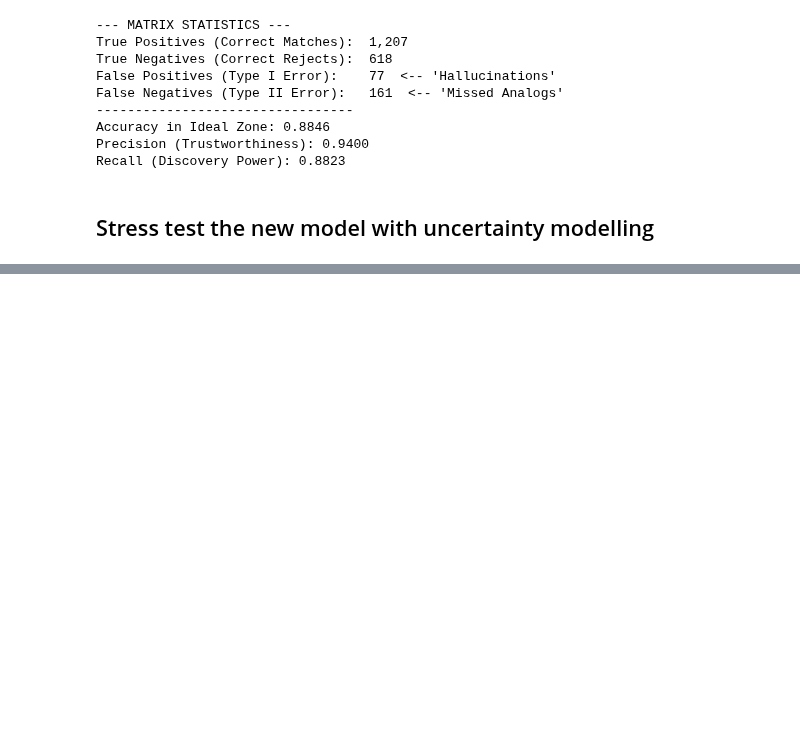
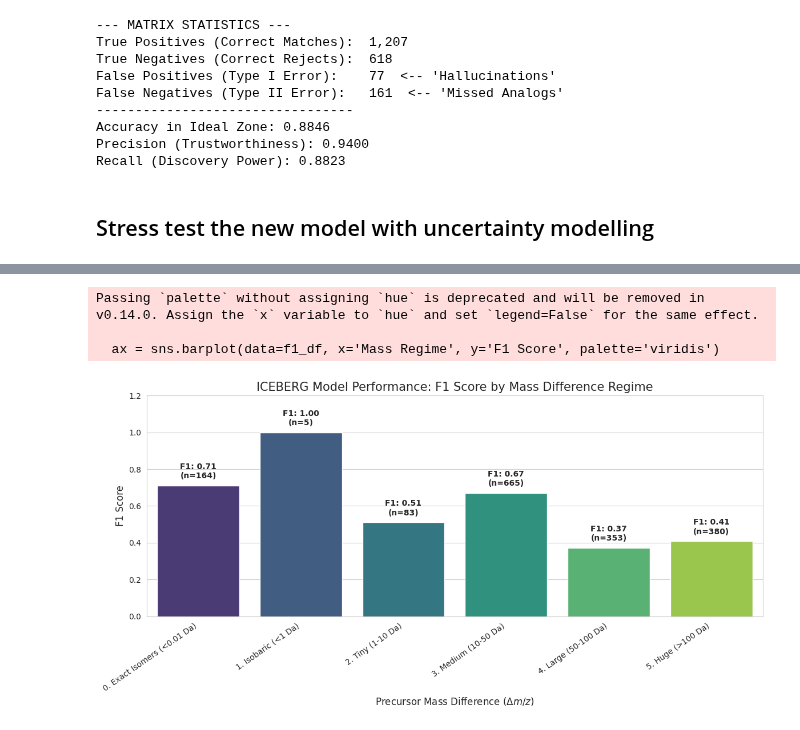
Before and after one commit to tmach22/SpectralSimilarityPredictor, a Jupyter notebook: eda/analyze_model_performance/stress_test_model.ipynb, the cells around one changed output, grey strips where cells are left out. Saved outputs shown, nothing was run; the diff lists cells and outputs as text; code cells hidden in the pictures; blank space fills up the shorter version.

```diff
--- a/eda/analyze_model_performance/stress_test_model.ipynb
+++ b/eda/analyze_model_performance/stress_test_model.ipynb
@@ -1233,0 +1457,80 @@ F1 score:                     0.8528
+# %%
+import pandas as pd
+import numpy as np
+import matplotlib.pyplot as plt
+import seaborn as sns
+from sklearn.metrics import f1_score
+
+# --- 1. SET PATHS ---
+# Path to the results CSV you just generated
+iceberg_results_path = "/data/nas-gpu/wang/tmach007/SpectralSimilarityPredictor/results/predictions/binary_classifier/msg_iceberg_predictions/iceberg_classification_results.csv"
+# Path to the original spec metadata to get precursor masses
+spec_data_path = "/data/nas-gpu/wang/tmach007/SpectralSimilarityPredictor/mass_spec_gym_data/spec_df.pkl"
+
+# --- 2. LOAD AND PREPARE DATA ---
+df_ice = pd.read_csv(iceberg_results_path)
+spec_df = pd.read_pickle(spec_data_path).set_index('spec_id')
+
+# Map precursor masses to calculate delta mass for each pair
+df_ice['mz_main'] = df_ice['name_main'].map(spec_df['prec_mz'])
+df_ice['mz_sub'] = df_ice['name_sub'].map(spec_df['prec_mz'])
+df_ice['mass_diff'] = (df_ice['mz_main'] - df_ice['mz_sub']).abs()
+
+def get_mass_regime(diff):
+    if pd.isna(diff): return "Unknown"
+    if diff < 0.01: return "0. Exact Isomers (<0.01 Da)"
+    elif diff < 1.0: return "1. Isobaric (<1 Da)"
+    elif diff < 10.0: return "2. Tiny (1-10 Da)"
+    elif diff < 50.0: return "3. Medium (10-50 Da)"
+    elif diff < 100.0: return "4. Large (50-100 Da)"
+    else: return "5. Huge (>100 Da)"
+
+df_ice['mass_regime'] = df_ice['mass_diff'].apply(get_mass_regime)
+
+# --- 3. CALCULATE F1 SCORES PER REGIME ---
+regimes = sorted(df_ice['mass_regime'].unique())
+f1_results = []
+for regime in regimes:
+    subset = df_ice[df_ice['mass_regime'] == regime]
+    if len(subset) > 0:
+        # F1 score for the binary classification (similarity threshold)
+        f1 = f1_score(subset['true_label'], subset['predicted_label'], zero_division=0)
+        f1_results.append({'Mass Regime': regime, 'F1 Score': f1, 'Count': len(subset)})
+
+f1_df = pd.DataFrame(f1_results)
+
+# --- 4. PLOTTING ---
+plt.figure(figsize=(12, 6))
+sns.set_style("whitegrid")
+# Create the bar plot
+ax = sns.barplot(data=f1_df, x='Mass Regime', y='F1 Score', palette='viridis')
+
+# Add text labels on top of the bars (F1 score and sample count)
+for i, p in enumerate(ax.patches):
+    count = f1_df.iloc[i]['Count']
+    val = f1_df.iloc[i]['F1 Score']
+    ax.annotate(f'F1: {val:.2f}\n(n={int(count)})',
+                (p.get_x() + p.get_width() / 2., p.get_height()),
+                ha = 'center', va = 'center',
+                xytext = (0, 18),
+                textcoords = 'offset points',
+                fontsize=10, weight='bold')
+
+plt.ylim(0, 1.2) # Leave space for the labels
+plt.title('ICEBERG Model Performance: F1 Score by Mass Difference Regime', fontsize=15)
+plt.xticks(rotation=35, ha='right')
+plt.ylabel('F1 Score', fontsize=12)
+plt.xlabel('Precursor Mass Difference ($\Delta m/z$)', fontsize=12)
+plt.tight_layout()
+
+# Save the plot for your report
+plt.savefig('./results/msg_iceberg_predictions/iceberg_f1_by_regime.png', dpi=300)
+plt.show()
+
+# Display the summary table
+print(f1_df.set_index('Mass Regime'))
+# %% [output]
+Passing `palette` without assigning `hue` is deprecated and will be removed in v0.14.0. Assign the `x` variable to `hue` and set `legend=False` for the same effect.
+
+  ax = sns.barplot(data=f1_df, x='Mass Regime', y='F1 Score', palette='viridis')
+[figure, added]
```
Also changed, not shown: parts of 79 cells of this notebook, 43 other files.
